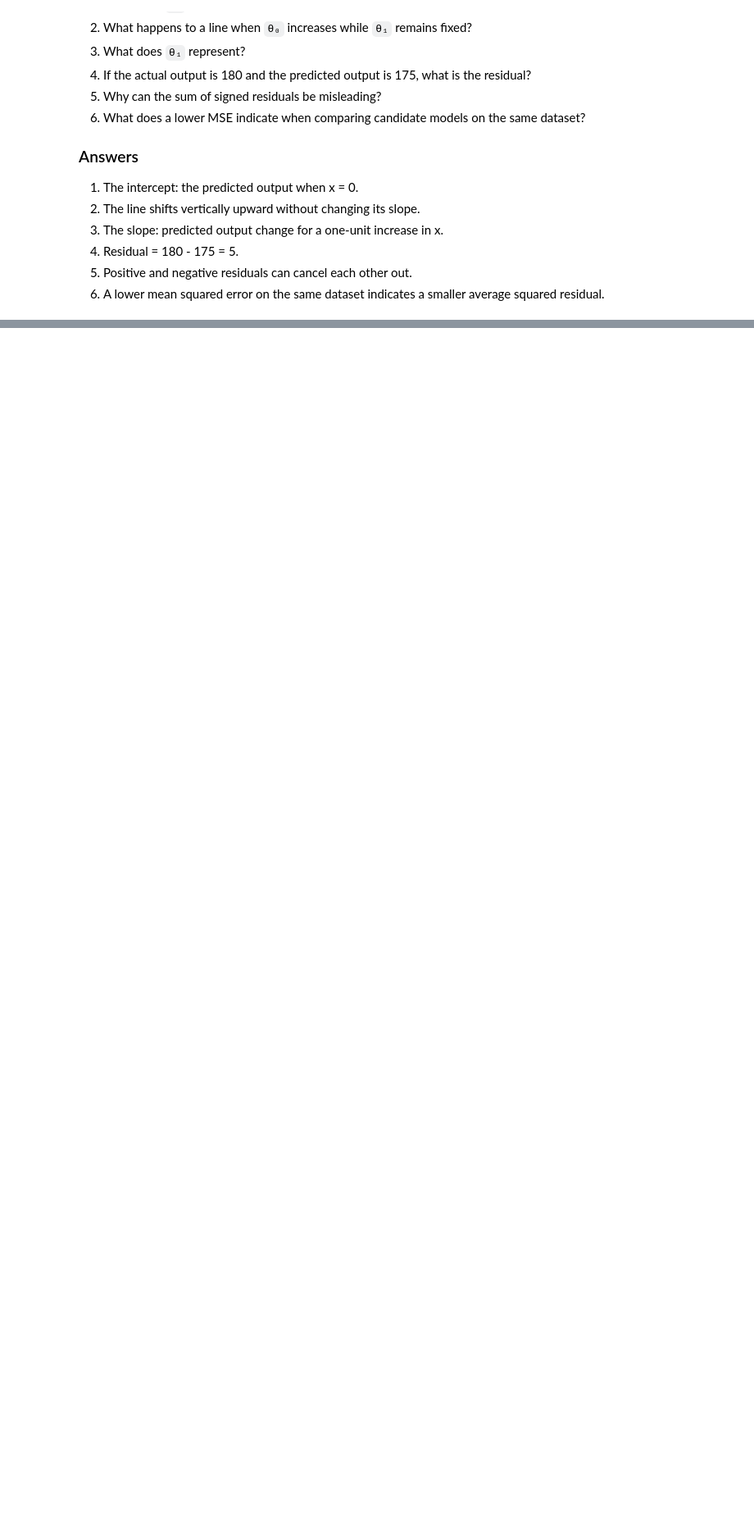
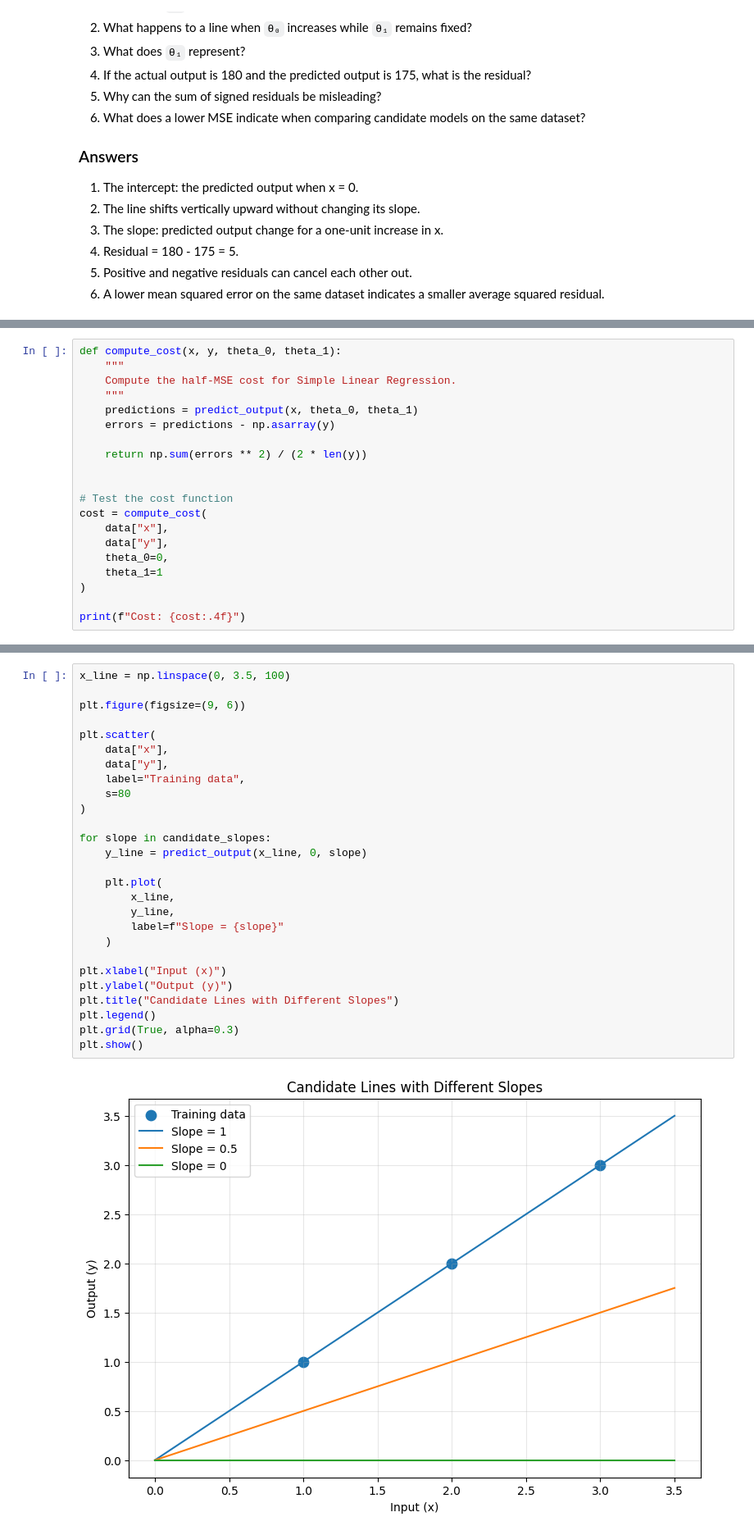
Before and after one commit to silverbullet-ai/learning-intelligence, a Jupyter notebook: 04-data-and-ai/04-machine-learning/04-simple-linear-regression/notebook.ipynb, the cells around one changed output, grey strips where cells are left out. Shown at 82% size. Saved outputs shown, nothing was run; the diff lists cells and outputs as text; blank space fills up the shorter version.

```diff
--- a/04-data-and-ai/04-machine-learning/04-simple-linear-regression/notebook.ipynb
+++ b/04-data-and-ai/04-machine-learning/04-simple-linear-regression/notebook.ipynb
@@ -474,0 +586,20 @@ This notebook compares a few candidate lines manually. It does not implement a f
+# %%
+def compute_cost(x, y, theta_0, theta_1):
+    """
+    Compute the half-MSE cost for Simple Linear Regression.
+    """
+    predictions = predict_output(x, theta_0, theta_1)
+    errors = predictions - np.asarray(y)
+
+    return np.sum(errors ** 2) / (2 * len(y))
+
+
+# Test the cost function
+cost = compute_cost(
+    data["x"],
+    data["y"],
+    theta_0=0,
+    theta_1=1
+)
+
+print(f"Cost: {cost:.4f}")
@@ -474,0 +667,29 @@ This notebook compares a few candidate lines manually. It does not implement a f
+# %%
+x_line = np.linspace(0, 3.5, 100)
+
+plt.figure(figsize=(9, 6))
+
+plt.scatter(
+    data["x"],
+    data["y"],
+    label="Training data",
+    s=80
+)
+
+for slope in candidate_slopes:
+    y_line = predict_output(x_line, 0, slope)
+
+    plt.plot(
+        x_line,
+        y_line,
+        label=f"Slope = {slope}"
+    )
+
+plt.xlabel("Input (x)")
+plt.ylabel("Output (y)")
+plt.title("Candidate Lines with Different Slopes")
+plt.legend()
+plt.grid(True, alpha=0.3)
+plt.show()
+# %% [output]
+[figure, added]
```
Also changed, not shown: parts of 15 cells of this notebook, 1 other file.
